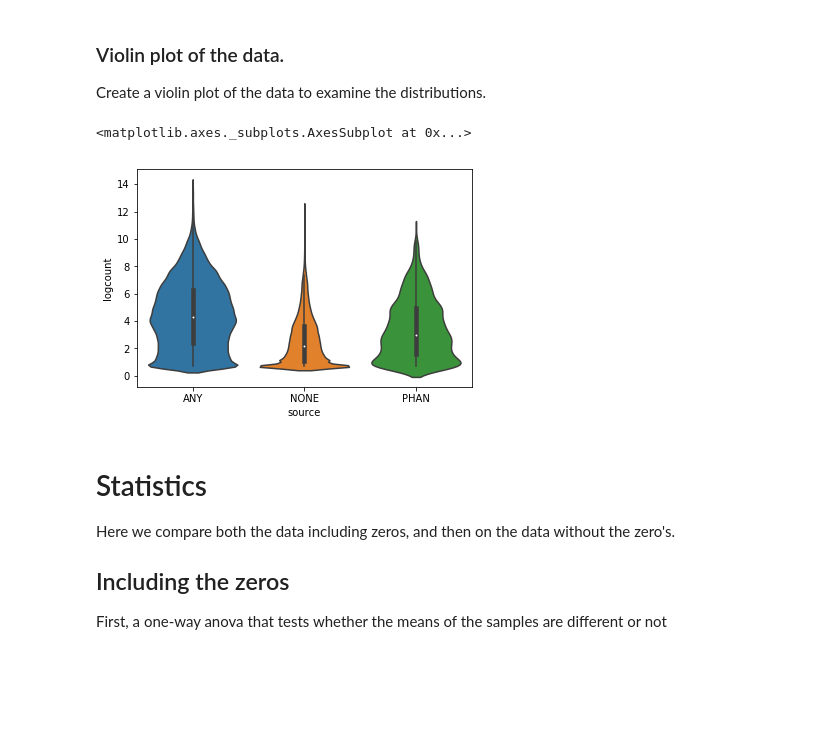
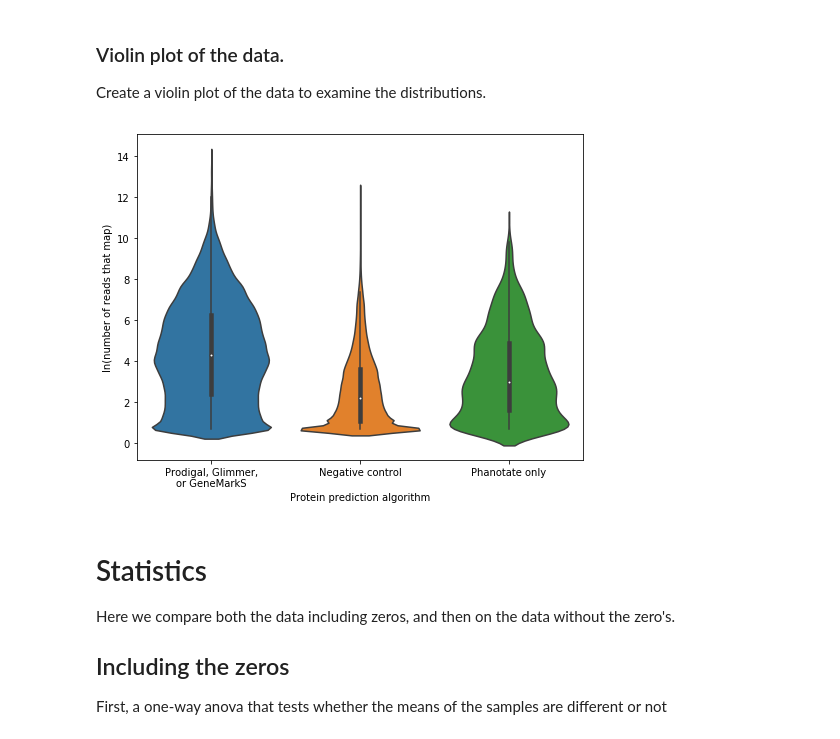
Before and after one commit to deprekate/PHANOTATE, a Jupyter notebook: Validation/lastal_counts.ipynb, the cells around one changed output. Drawn from its saved outputs; the diff is of its cells as text; code cells hidden in the pictures; blank space fills up the shorter version.

Commit message:
updating the figures

```diff
--- a/Validation/lastal_counts.ipynb
+++ b/Validation/lastal_counts.ipynb
@@ -163,11 +163,21 @@ PHAN:   total: 15755    non-zero 5138   zero entries removed: 10617 (67.39 %)
 ### Violin plot of the data.
 
 Create a violin plot of the data to examine the distributions.
-# %%
-sb.violinplot(x='source', y='logcount', data=dfnz, orient='v', scale='width')
-# %% [output]
-<matplotlib.axes._subplots.AxesSubplot at 0x...>
-[figure, removed]
+# %%
+vp = sb.violinplot(x='source', y='logcount', data=dfnz, orient='v', scale='width')
+vp.set_ylabel("ln(number of reads that map)")
+vp.set_xlabel("Protein prediction algorithm")
+labels = [item.get_text() for item in vp.get_xticklabels()]
+labels[0] = "Prodigal, Glimmer,\nor GeneMarkS"
+labels[1] = "Negative control"
+labels[2] = "Phanotate only"
+vp.set_xticklabels(labels)
+vpfig = vp.get_figure()
+vpfig.set_size_inches(8,6)
+# vpfig.savefig('violinplot.svg')
+vpfig.show()
+# %% [output]
+[figure, added]
 # %% [markdown]
 # Statistics
 
```
Also changed, not shown: parts of 3 cells of this notebook.
